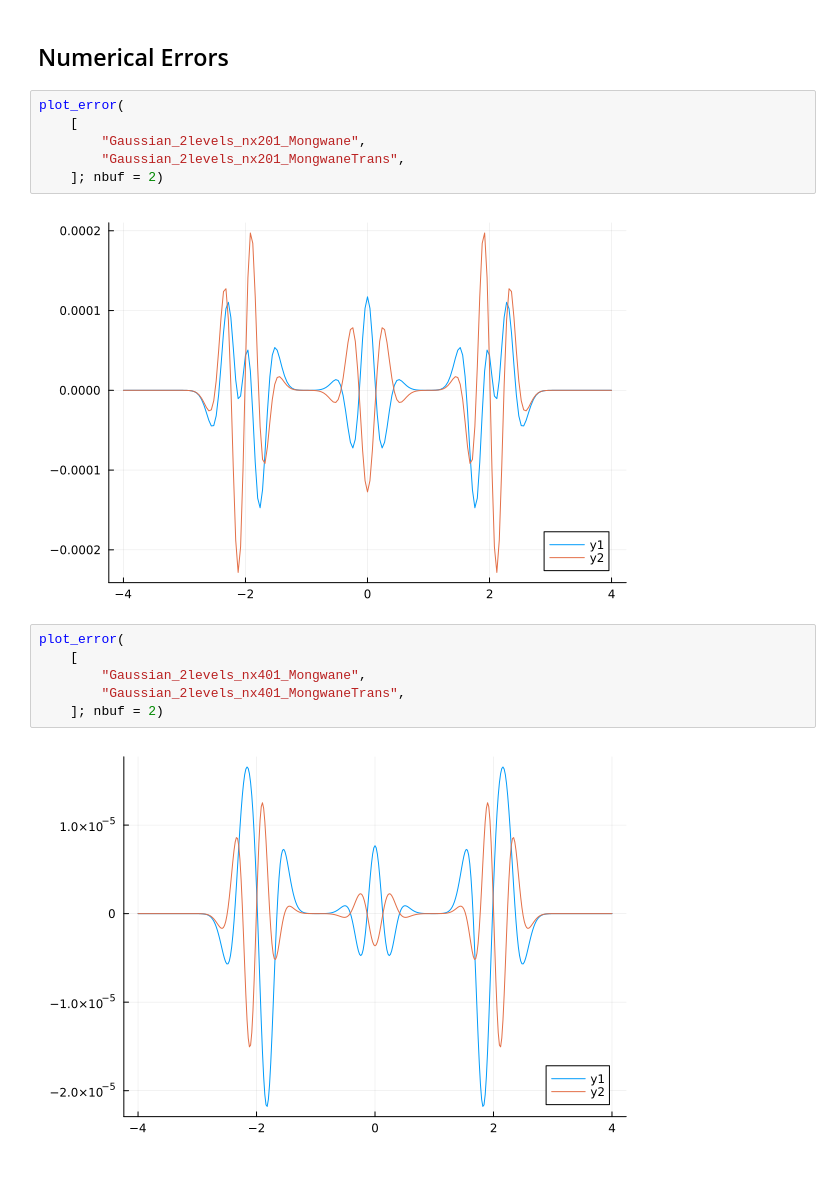
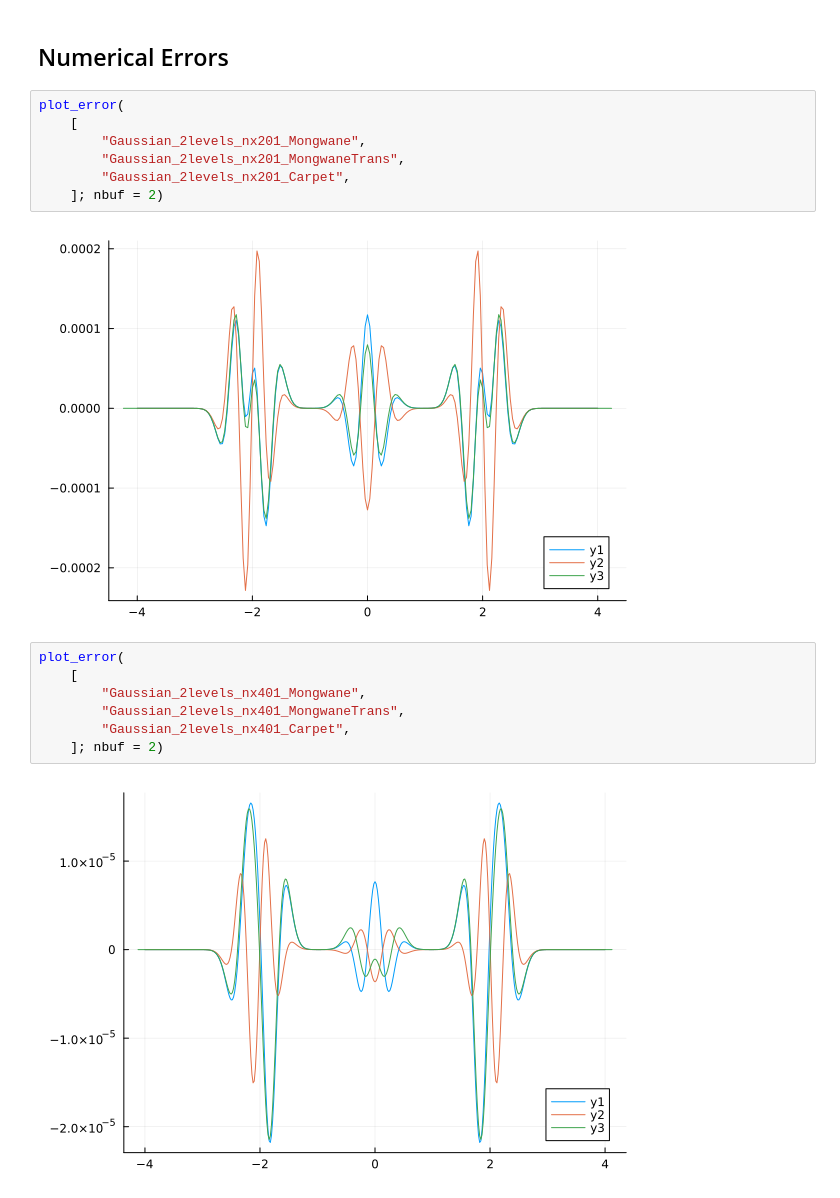
Before and after one commit to lwJi/Docs-Subcycling, a Jupyter notebook: ipynb/Reflection.ipynb, the cells around one changed output. Cells and saved outputs as stored; diff of their text form.

```diff
--- a/ipynb/Reflection.ipynb
+++ b/ipynb/Reflection.ipynb
@@ -33,19 +33,21 @@ plot!(x->analytical_psi(2.0, x), -4.0, 4.0)
 # %%
 plot_error(
     [
         "Gaussian_2levels_nx201_Mongwane",
         "Gaussian_2levels_nx201_MongwaneTrans",
+        "Gaussian_2levels_nx201_Carpet",
     ]; nbuf = 2)
 # %% [output]
-[figure, old version]
+[figure, new version]
 # %%
 plot_error(
     [
         "Gaussian_2levels_nx401_Mongwane",
         "Gaussian_2levels_nx401_MongwaneTrans",
+        "Gaussian_2levels_nx401_Carpet",
     ]; nbuf = 2)
 # %% [output]
-[figure, old version]
+[figure, new version]
 # %%
 plot_error(
     [
```
Also changed, not shown: parts of 1 cell of this notebook.
